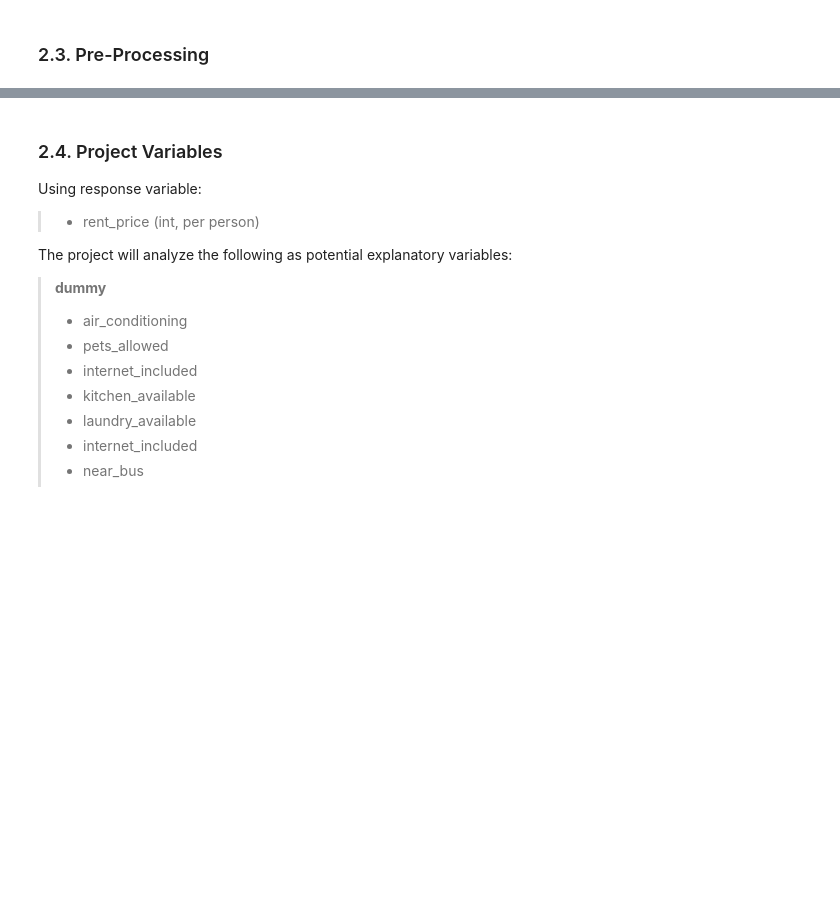
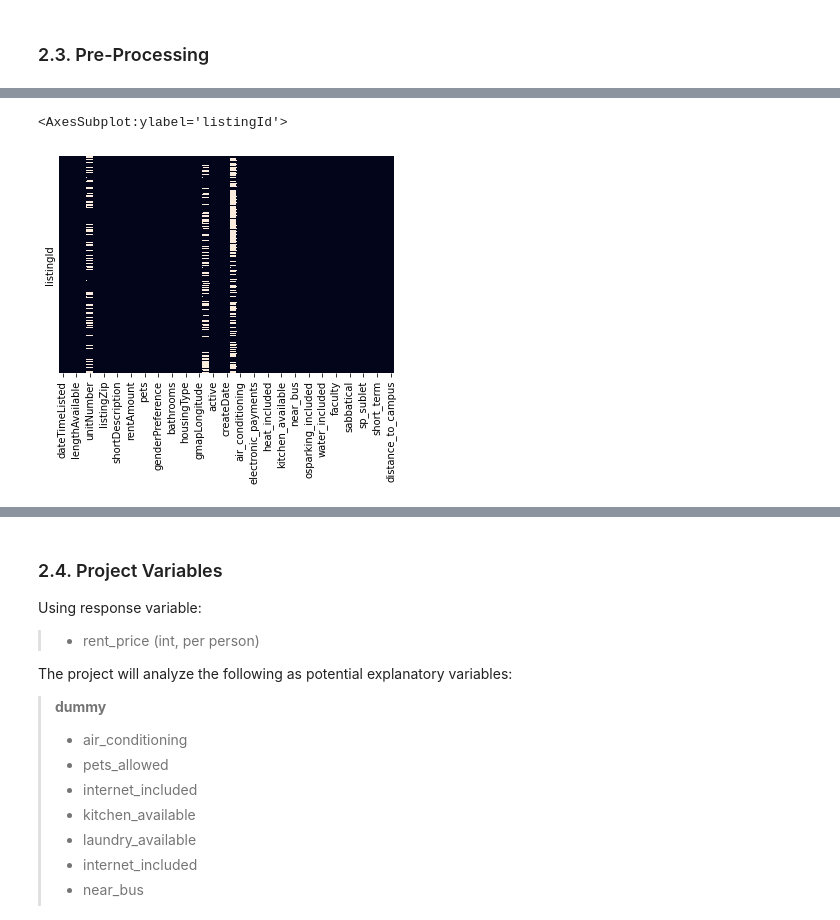
Before and after one commit to nathanblumenfeld/collegetownrent, a Jupyter notebook: updated.ipynb, the cells around one changed output, grey strips where cells are left out. Saved outputs shown, nothing was run; the diff lists cells and outputs as text; code cells hidden in the pictures; blank space fills up the shorter version.

```diff
--- a/updated.ipynb
+++ b/updated.ipynb
@@ -477,0 +330,21 @@ df
+# %%
+def remove_errant_rows(df):
+    """
+    Removes errant values from the DataFrame
+    """
+    # Entries with 'test' unit number (presumably for use by site admins)
+    df = df.loc[df.unitNumber != 'test']
+    # Entries without a listing price
+    df = df.loc[df.rentAmount != 0]
+    # Entries without valid latitude/longitude
+    df = df.loc[df['gmapLatitude'].notna()]
+    df = df.loc[df['gmapLongitude'].notna()]
+    return df
+# %%
+def remove_implausible(df):
+    """
+
+    """
+    # Entries outside 5 Km radius from Clocktower
+    df = df.loc[df.distance_to_campus < 5000]
+    return df
@@ -477,0 +360,17 @@ df
+# %%
+df = (
+    load_data().drop(["Unnamed: 0","accountId","contactPreference","contactEmail","contactPhone","paymentStatus","dateLastUpdated","firstName",
+                      "lastName","emailAddress","phoneNumber","password","accountType","lastLogin","isStudent","status","fraudulent","accountType",
+                      "lastLogin","isStudent","dateLastUpdated","categoryScoresAsPercentage","hasFireResistantConstructionType","exceedsRequirements",
+                      "hasValidCertificateOfOccupancy","overallSafetyRating","overallSafetyRatingAsPercentage","meetsMinimumRequirements",
+                      "fireExtinguisherCertificateExpiration","categoryScores","notificationSystem","sprinklerType"],axis=1)
+    .set_index('listingId')
+    .pipe(flatten_amenities)
+    .pipe(flatten_listing_types)
+    .pipe(remap_to_int)
+    .pipe(add_distance_to_campus)
+    .pipe(set_dtypes)
+    .pipe(remove_errant_rows)
+    .pipe(remove_implausible)
+)
+df.dtypes.sort_index()
@@ -477,0 +395,7 @@ df
+# %%
+sns.heatmap(df.isna(),
+            yticklabels=False,
+            cbar=False)
+# %% [output]
+<AxesSubplot:ylabel='listingId'>
+[figure, added]
```
Also changed, not shown: parts of 48 cells of this notebook, 3 other files.
